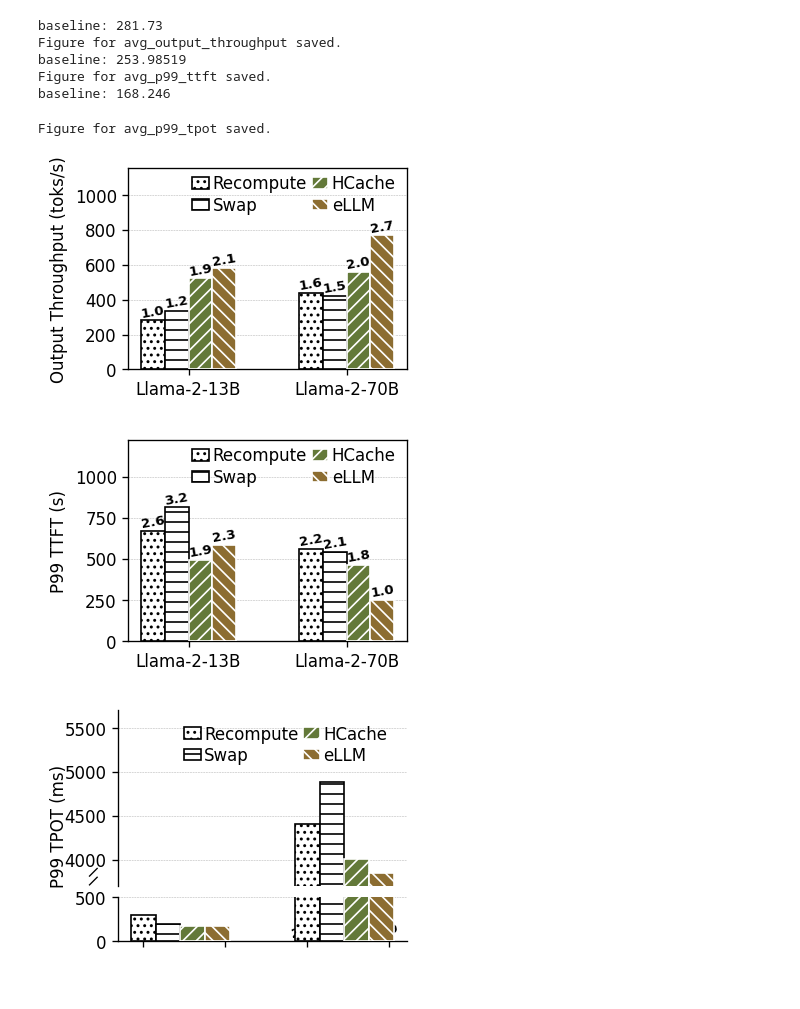
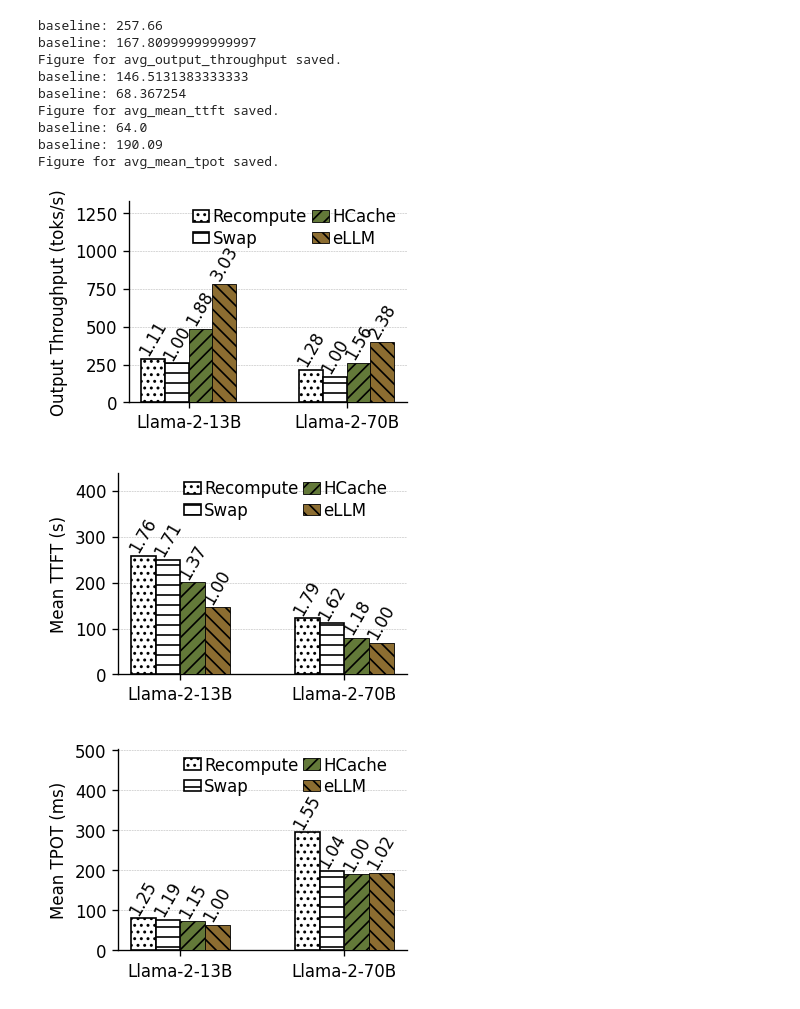
Before and after one commit to chenwenyan/eLLM, a Jupyter notebook: scripts/plot_figs/e2e_analysis.ipynb, the cells around one changed output. Drawn from its saved outputs; the diff is of its cells as text; code cells hidden in the pictures.

```diff
--- a/scripts/plot_figs/e2e_analysis.ipynb
+++ b/scripts/plot_figs/e2e_analysis.ipynb
@@ -82,27 +82,32 @@ def get_data_from_log(model_name, system_names, dataset_paths, output_csv_path):
         **{f'avg_{k}': v for k, v in metrics.items()}
     })
 
-    # Save DataFrame to CSV,追加
-    output_csv_path = Path(output_csv_path)
-    if not output_csv_path.exists():
-        df.to_csv(output_csv_path, index=False)
-    if output_csv_path.exists():
-        df.to_csv(output_csv_path, mode='a', header=False, index=False)
+    # # Save DataFrame to CSV,追加
+    # output_csv_path = Path(output_csv_path)
+    # if not output_csv_path.exists():
+    #     df.to_csv(output_csv_path, index=False)
+    # if output_csv_path.exists():
+    #     df.to_csv(output_csv_path, mode='a', header=False, index=False)
     return df
 # %%
 system_names = ['vllm-recompute', 'vllm-swap', 'hcache', 'ellm']
 system_labels = ['Recompute', 'Swap', 'HCache', 'eLLM']
 model_names = ['meta-llama_Llama-2-13b-chat-hf', 'meta-llama_Llama-2-70b-chat-hf']
-output_csv_path = f'{DATASET_PATH}/e2e_results.csv'
+# num_promts = 3024
+num_promts = 184
+data_name = 'paper_assistant'
+now = datetime.datetime.now()
+current_date = now.strftime("%Y-%m-%d")
+output_csv_path = f'{DATASET_PATH}/e2e_results_{data_name}_{current_date}.csv'
 for model_name in model_names:
     dataset_paths = []
     gpu_num = 1 if '13b' in model_name else 4
     for system_name in system_names:
         if system_name == 'vllm-swap':
-            dataset_path  = f'{DATASET_PATH}/{system_name}/{model_name}_client_1553_swap_{gpu_num}gpu.log'
+            dataset_path  = f'{DATASET_PATH}/{system_name}/{data_name}/{model_name}_client_{num_promts}_swap_{gpu_num}gpu.log'
         else:
-            dataset_path  = f'{DATASET_PATH}/{system_name}/{model_name}_client_1553_recompute_{gpu_num}gpu.log'
+            dataset_path  = f'{DATASET_PATH}/{system_name}/{data_name}/{model_name}_client_{num_promts}_recompute_{gpu_num}gpu.log'
         dataset_paths.append(dataset_path)
-    # get_data_from_log(model_name, system_names, dataset_paths, output_csv_path)
+    get_data_from_log(model_name, system_names, dataset_paths, output_csv_path)
 # %%
 def plot_figure(metric, y_metric, model_names, model_labels):
@@ -166,17 +180,20 @@ def plot_figure(metric, y_metric, model_names, model_labels):
 # %%
-metrics = ['avg_output_throughput', 'avg_p99_ttft',  'avg_p99_tpot']
-y_metrics = ['Output Throughput (toks/s)', 'P99 TTFT (s)', 'P99 TPOT (ms)']
+metrics = ['avg_output_throughput', 'avg_mean_ttft',  'avg_mean_tpot']
+y_metrics = ['Output Throughput (toks/s)', 'Mean TTFT (s)', 'Mean TPOT (ms)']
 model_labels = ['Llama-2-13B', 'Llama-2-70B']
 for metric, y_metric in zip(metrics, y_metrics):
     plot_figure(metric, y_metric, model_names, model_labels)
     print(f"Figure for {metric} saved.")
 # %% [output]
-baseline: 281.73
+baseline: 257.66
+baseline: 167.80999999999997
 Figure for avg_output_throughput saved.
-baseline: 253.98519
-Figure for avg_p99_ttft saved.
-baseline: 168.246
+baseline: 146.5131383333333
+baseline: 68.367254
+Figure for avg_mean_ttft saved.
+baseline: 64.0
+baseline: 190.09
+Figure for avg_mean_tpot saved.
-Figure for avg_p99_tpot saved.
-[figure, old version]
+[figure, new version]
-[figure, old version]
+[figure, new version]
-[figure, old version]
+[figure, new version]
```
Also changed, not shown: parts of 2 cells of this notebook, 19 other files.
